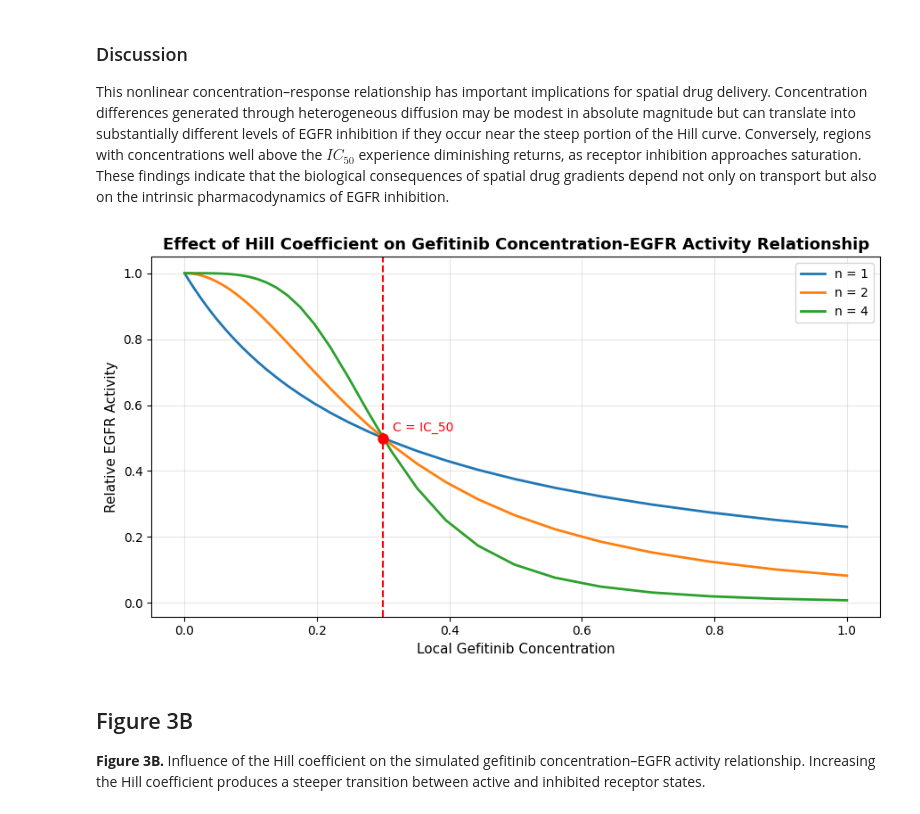
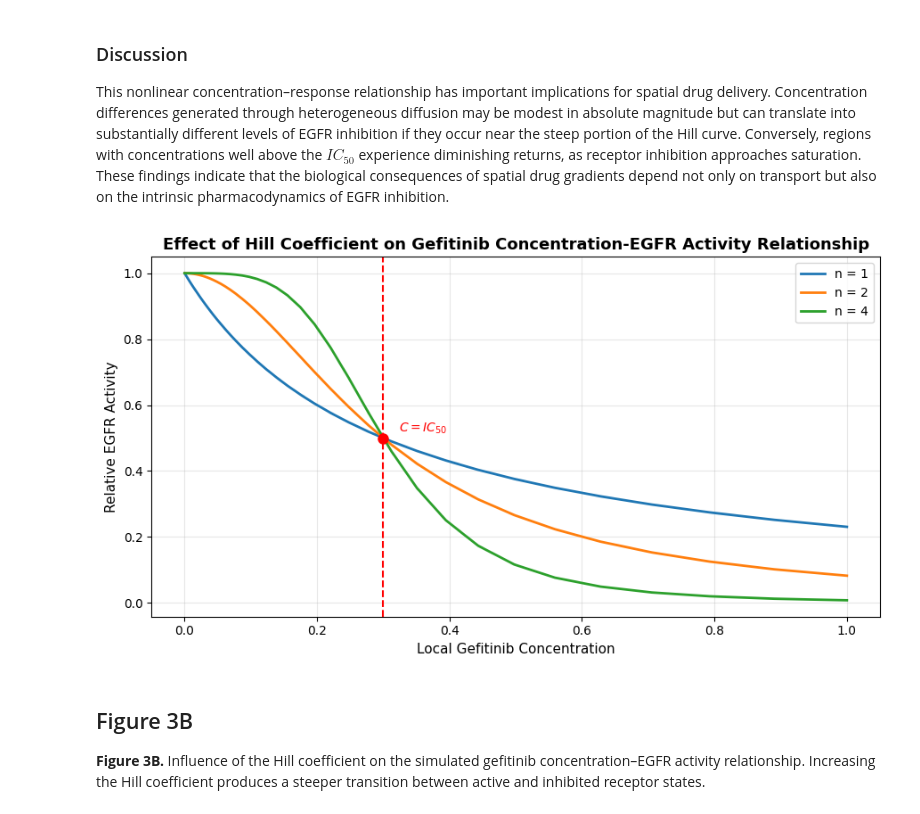
Before and after one commit to abhirym/Drug-Diffusion-Project, a Jupyter notebook: exp03_EGFR_hill_model.ipynb, the cells around one changed output. Saved outputs shown, nothing was run; the diff lists cells and outputs as text; code cells hidden in the pictures.

```diff
--- a/exp03_EGFR_hill_model.ipynb
+++ b/exp03_EGFR_hill_model.ipynb
@@ -102,34 +102,34 @@ for h in hill_coeffs:
 # %%
 # Plot
 
 fig, ax = plt.subplots(figsize=(9, 5))
 
 for i, (A, n) in enumerate(zip(activity_profiles_1, hill_coeffs)):
     ax.plot(C, A, color=colors[i],
                 linewidth=2, label=f'n = {n}')
 
 # Labels and formatting
 
 ax.set_title('Effect of Hill Coefficient on Gefitinib Concentration-EGFR Activity Relationship', fontsize=13, fontweight='bold')
 
 ax.set_xlabel('Local Gefitinib Concentration', fontsize=11)
 
 ax.set_ylabel('Relative EGFR Activity', fontsize=11)
 
 ax.axvline(ic_50, linestyle = '--', color = 'red')
 
-ax.annotate('C = IC_50', xy=(0.360,0.520), fontsize=10, ha='center', color='red')
+ax.annotate('$C = IC_{50}$', xy=(0.360,0.520), fontsize=10, ha='center', color='red')
 
 ax.plot(ic_50, 0.5, 'o', markersize=8, color='red')
 
 ax.legend(fontsize = 10)
 ax.grid(True, alpha = 0.3)
 
 plt.tight_layout()
 plt.savefig('figures/exp03_hill_variation.png', dpi = 150, bbox_inches = 'tight')
 plt.show()
 # %% [output]
-[figure, old version]
+[figure, new version]
 # %% [markdown]
 ## Figure 3B
 
```
Also changed, not shown: parts of 4 cells of this notebook, 6 other files.
